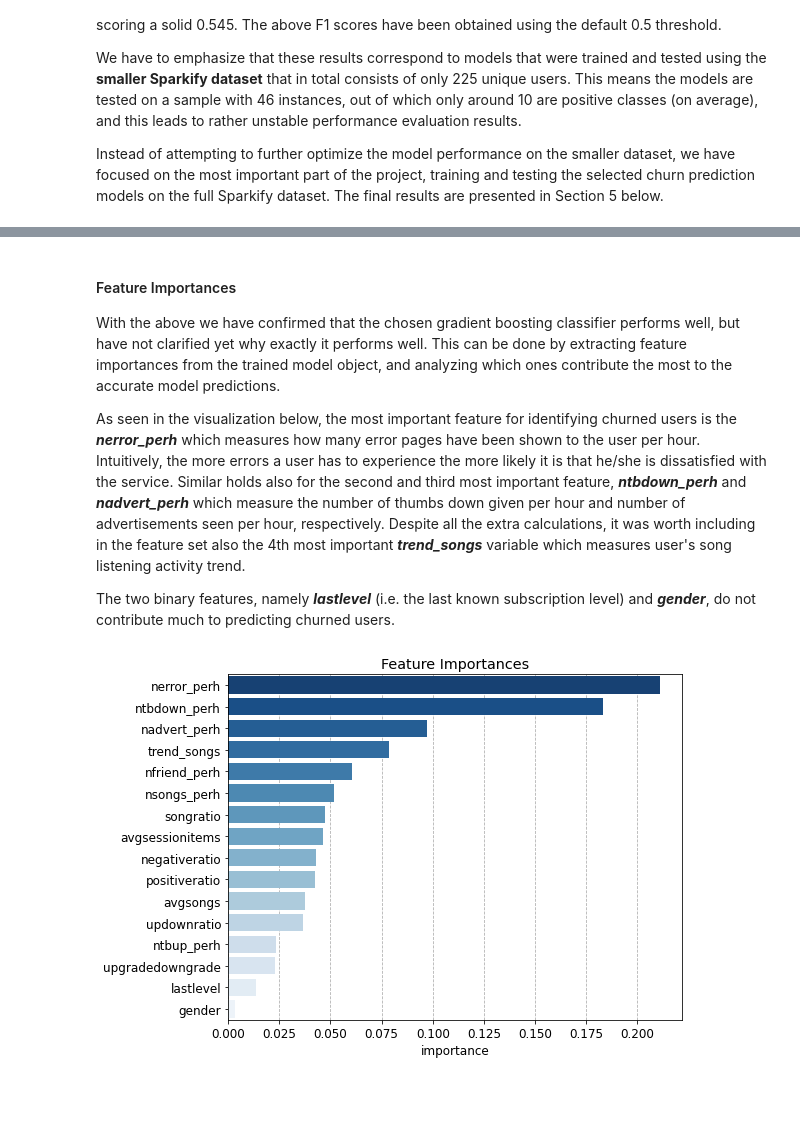
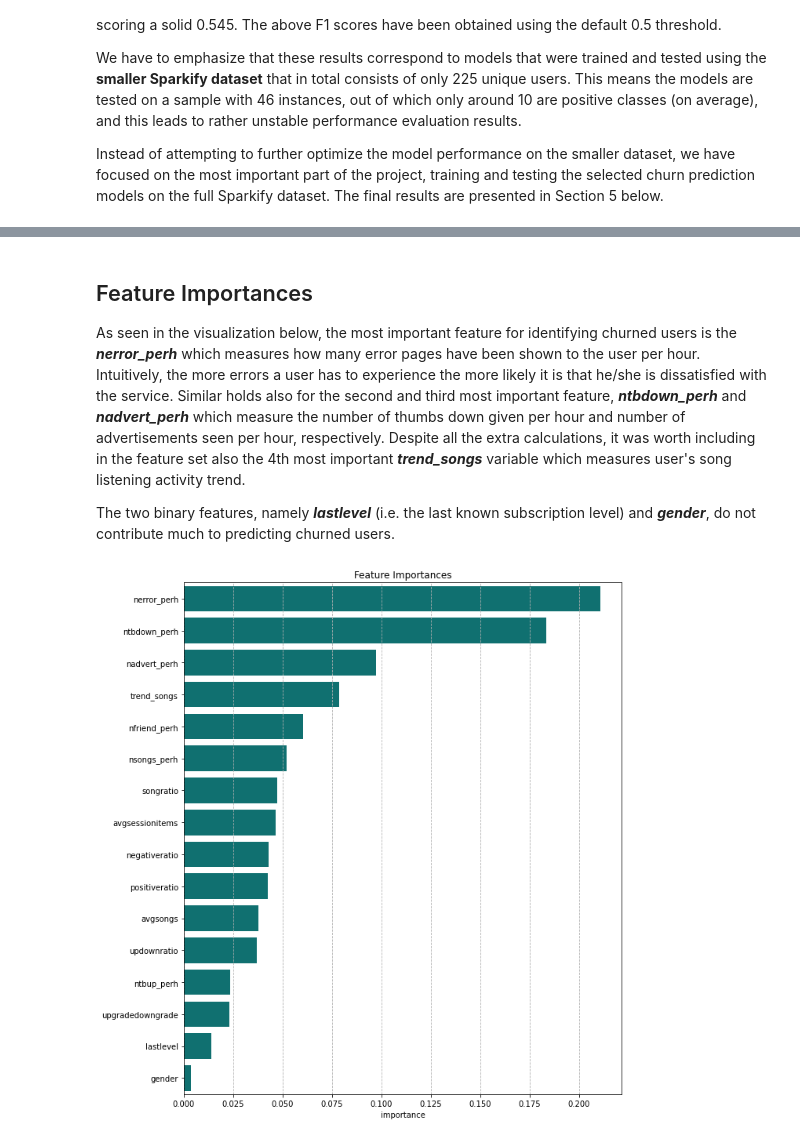
Before and after one commit to isakkabir/isakkabir-Customer-Churn-Prediction-Music-Streaming, a Jupyter notebook: CustomeChurnPrediction.ipynb, the cells around one changed output, grey strips where cells are left out. Saved outputs shown, nothing was run; the diff lists cells and outputs as text; code cells hidden in the pictures; blank space fills up the shorter version.

Commit message:
Feature importance

```diff
--- a/CustomeChurnPrediction.ipynb
+++ b/CustomeChurnPrediction.ipynb
@@ -1374,36 +1373,34 @@ With more training data provided to the classifier the results are clearly much
 
 Based on the very positive outcome we can conclude that we have managed to build a binary classifier which can accurately identify users who cancelled the music streaming service, based on the features that capture insights of users' past activity and interaction with the service. If deployed, the trained model could be used to identify users at risk of churning in advance, and help the music streaming business prevent severe financial losses.
 # %% [markdown]
-#### Feature Importances
-
-With the above we have confirmed that the chosen gradient boosting classifier performs well, but have not clarified yet why exactly it performs well. This can be done by extracting feature importances from the trained model object, and analyzing which ones contribute the most to the accurate model predictions.
-
+## Feature Importances
 As seen in the visualization below, the most important feature for identifying churned users is the ***nerror_perh*** which measures how many error pages have been shown to the user per hour. Intuitively, the more errors a user has to experience the more likely it is that he/she is dissatisfied with the service. Similar holds also for the second and third most important feature, ***ntbdown_perh*** and ***nadvert_perh*** which measure the number of thumbs down given per hour and number of advertisements seen per hour, respectively. Despite all the extra calculations, it was worth including in the feature set also the 4th most important ***trend_songs*** variable which measures user's song listening activity trend.
 
 The two binary features, namely ***lastlevel*** (i.e. the last known subscription level) and ***gender***, do not contribute much to predicting churned users.
 # %%
-# Data copied from the notebook that was run on an EMR cluster
+# Plot horizontal bar graph of features with their importances given by best estimator of RandomForestClassifier
+fig, ax = plt.subplots(figsize=(10, 12),
+                       nrows=1,
+                       ncols=1)
 features = ['lastlevel', 'gender', 'nsongs_perh', 'ntbup_perh', 'ntbdown_perh',
             'nfriend_perh', 'nadvert_perh', 'nerror_perh', 'upgradedowngrade',
             'songratio', 'positiveratio', 'negativeratio', 'updownratio',
             'trend_songs', 'avgsessionitems', 'avgsongs']
 importances = [0.013795342305289867, 0.003419130795754195, 0.05192724418392687,
                0.023604481206826188, 0.18329355168409747, 0.060501586172062846, 0.0974098898402886,
                0.2110401549499677, 0.02286163968506689, 0.04730318423769473, 0.04232860002653574,
                0.043054343894025765, 0.036773157537074976, 0.07858267078570629, 0.046534988450475566, 0.03757003424520641]
 feat_imp_pd = pd.DataFrame({'feature': features, 'importance': importances}).sort_values('importance', ascending = False)
 
 # Plot
-plt.rcParams['figure.figsize'] = (9,6)
-plt.subplots_adjust(left=0.20, right=0.9, top=0.95, bottom=0.15)
 sns.barplot(data = feat_imp_pd, y = "feature", x ="importance",
-           palette = 'Blues_r', zorder=2);
+           color='teal');
 plt.grid(axis = 'x', linestyle = '--', zorder=0)
 plt.title("Feature Importances")
 plt.ylabel("");
 plt.savefig('feature.png')
 # %% [output]
-[figure, old version]
+[figure, new version]
 # %% [markdown]
 # 8. Conclusions
 
```
Also changed, not shown: parts of 6 cells of this notebook.
